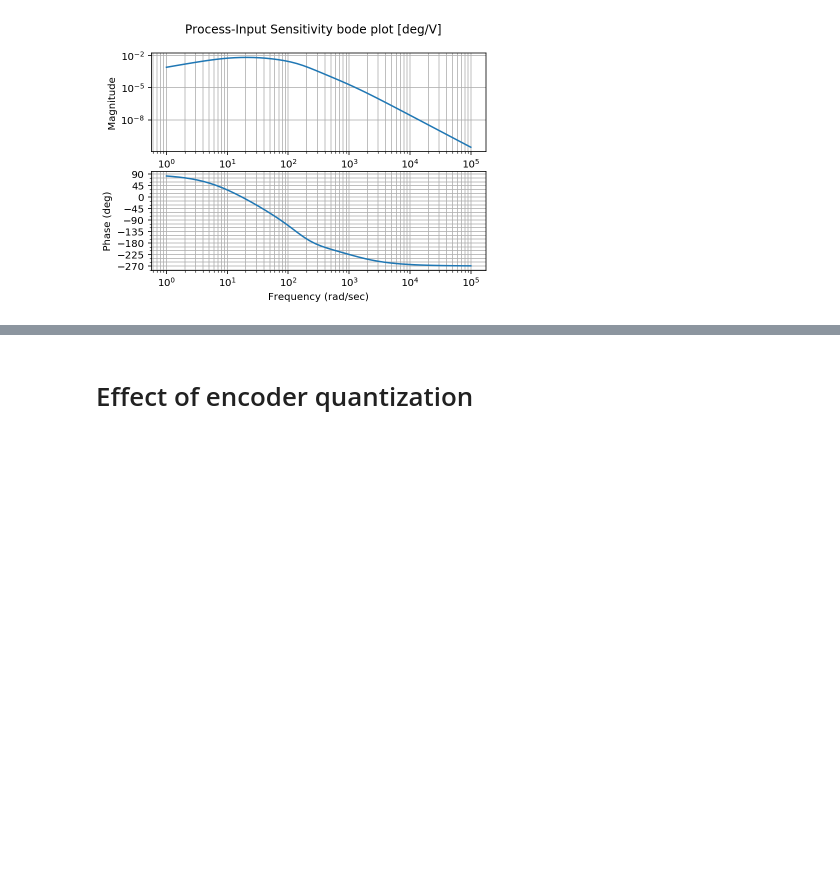
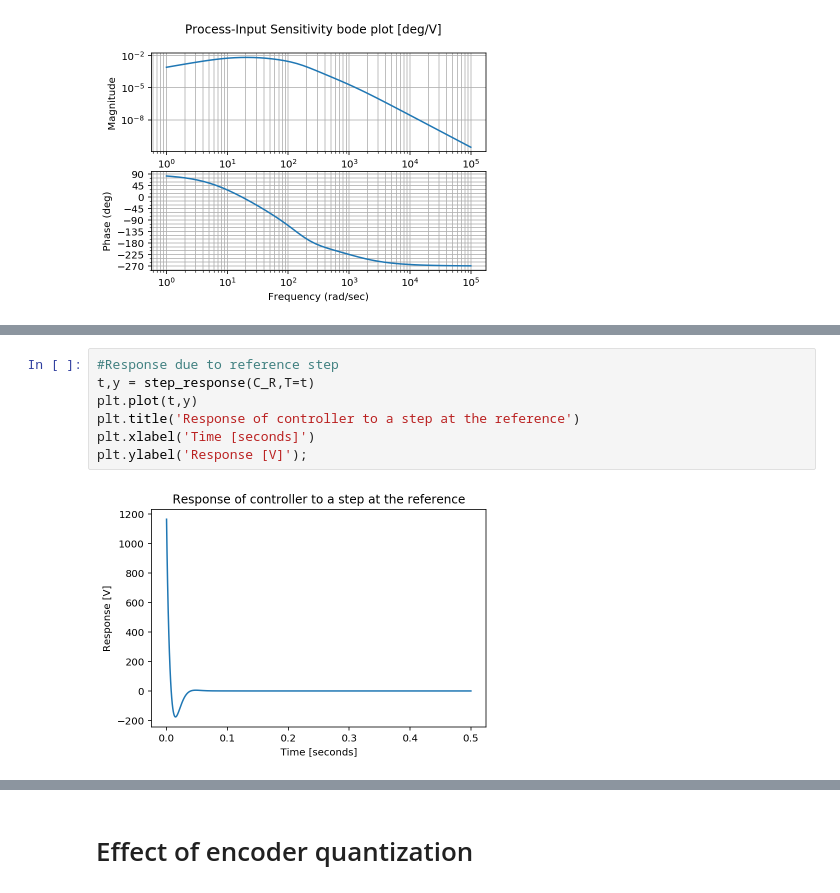
Before and after one commit to mbrijbhushan/mechatronics, a Jupyter notebook: Motor_lab_template.ipynb, the cells around one changed output, grey strips where cells are left out. Drawn from its saved outputs; the diff is of its cells as text; blank space fills up the shorter version.

```diff
--- a/Motor_lab_template.ipynb
+++ b/Motor_lab_template.ipynb
@@ -260,0 +271,9 @@ plt.ylabel('Response [deg]');
+# %%
+#Response due to reference step
+t,y = step_response(C_R,T=t)
+plt.plot(t,y)
+plt.title('Response of controller to a step at the reference')
+plt.xlabel('Time [seconds]')
+plt.ylabel('Response [V]');
+# %% [output]
+[figure, added]
```
Also changed, not shown: parts of 15 cells of this notebook, 1 other file.
